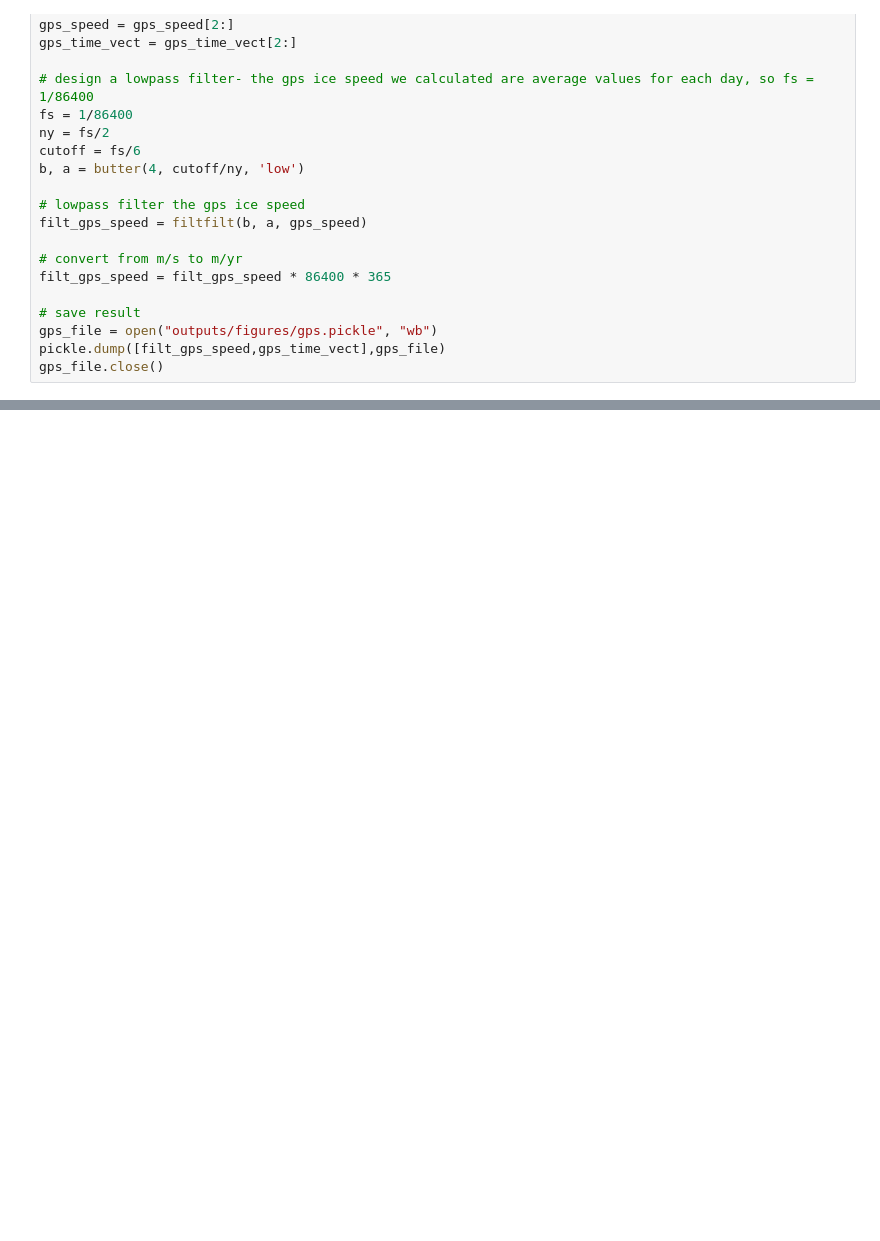
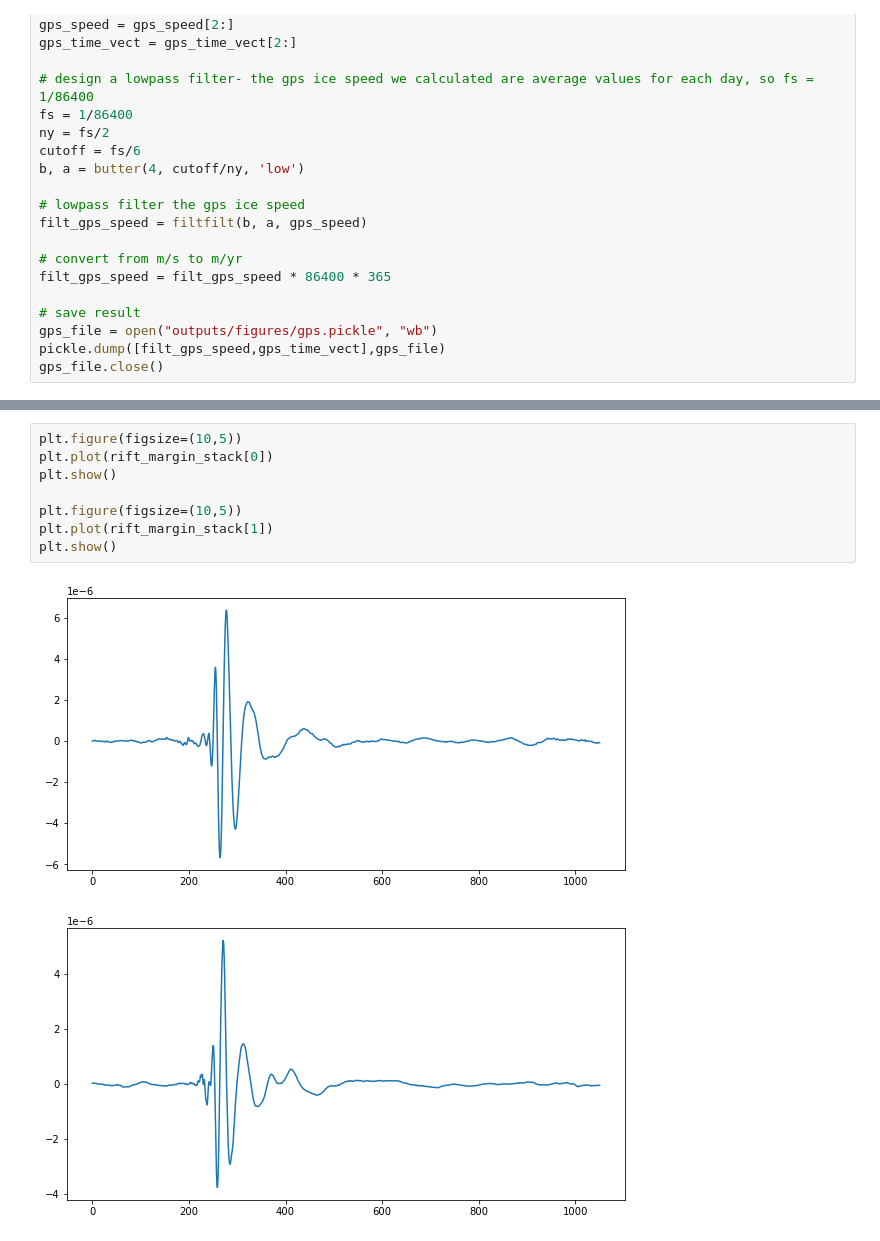
Before and after one commit to stepholinger/rift_detection_location, a Jupyter notebook: riftquake_analysis.ipynb, the cells around one changed output, grey strips where cells are left out. Cells and saved outputs as stored; diff of their text form; blank space fills up the shorter version.

```diff
--- a/riftquake_analysis.ipynb
+++ b/riftquake_analysis.ipynb
@@ -736,0 +775,11 @@ plot_weekly_events_and_gps(filt_gps_speed,gps_time_vect,noise_vect,noise_date_ve
+# %%
+plt.figure(figsize=(10,5))
+plt.plot(rift_margin_stack[0])
+plt.show()
+
+plt.figure(figsize=(10,5))
+plt.plot(rift_margin_stack[1])
+plt.show()
+# %% [output]
+[figure, added]
+[figure, added]
```
Also changed, not shown: parts of 11 cells of this notebook, 3 other files.
